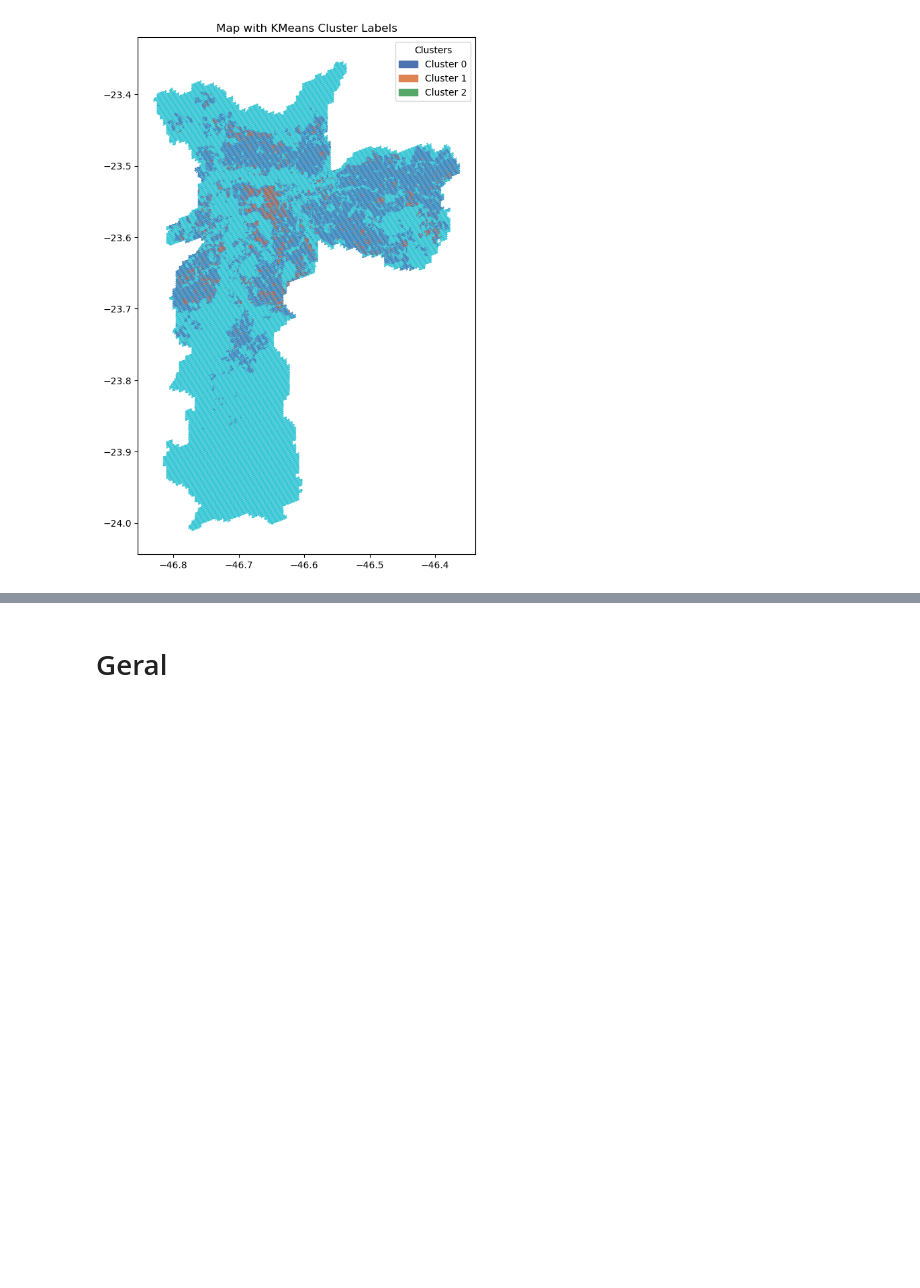
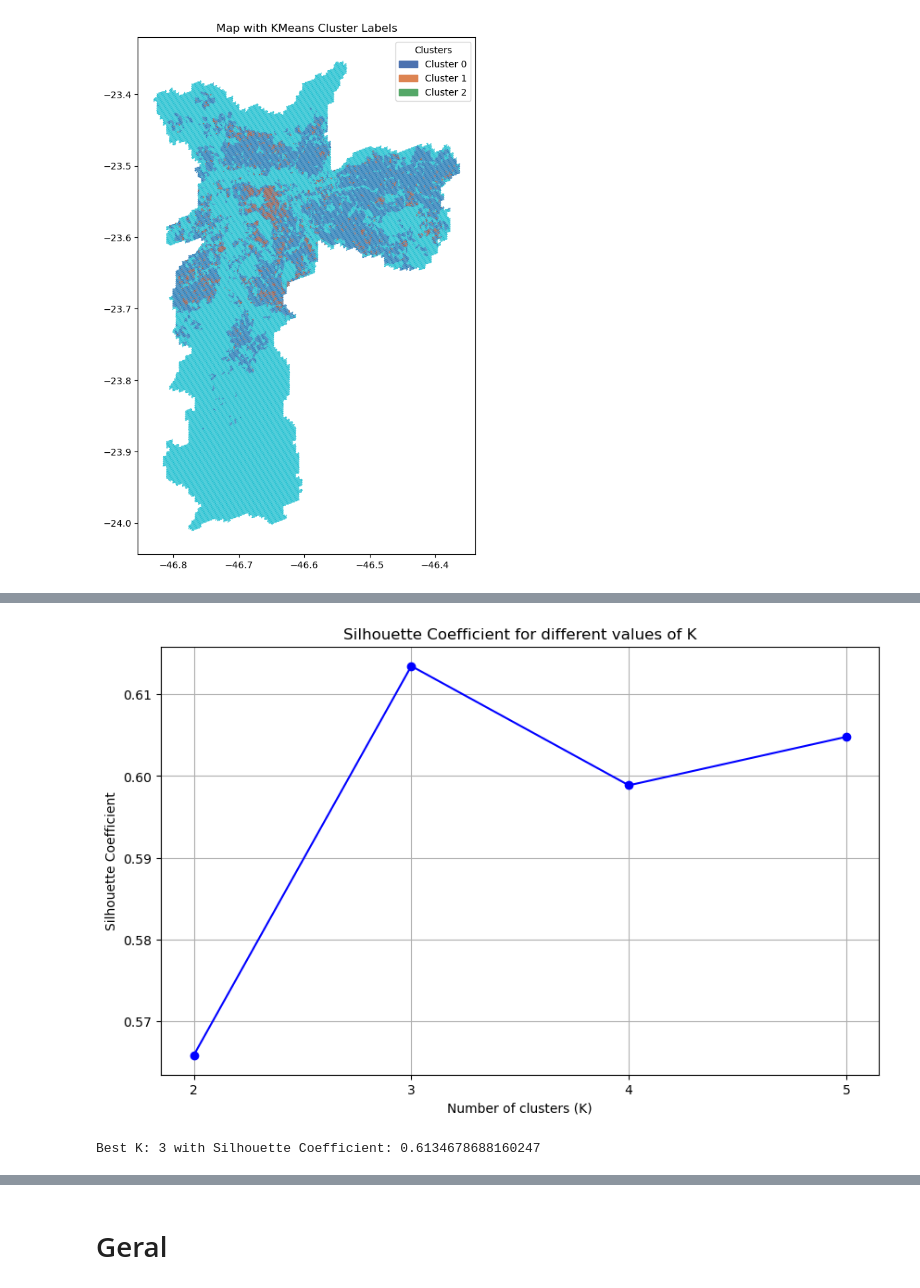
Before and after one commit to giovanniattina/assentamentos-precarios, a Jupyter notebook: Cluster Analise.ipynb, the cells around one changed output, grey strips where cells are left out. Cells and saved outputs as stored; diff of their text form; code cells hidden in the pictures; blank space fills up the shorter version.

```diff
--- a/Cluster Analise.ipynb
+++ b/Cluster Analise.ipynb
@@ -127,45 +128,6 @@ def plot_correlation(df, method="pearson"):
 plot_correlation(df, 'spearman')
 # %% [output]
 [figure]
-# %%
-# Função para aplicar K-means e plotar o coeficiente de silhueta
-def find_best_kmeans(data, k_range=(2, 10)):
-    # Padronizar os dados para melhorar o desempenho do K-means
-    scaler = StandardScaler()
-    scaled_data = scaler.fit_transform(data)
-
-    # Armazenar os resultados
-    silhouette_scores = []
-    k_values = list(range(k_range[0], k_range[1] + 1))
-
-    # Testar diferentes valores de K
-    for k in k_values:
-        kmeans = KMeans(n_clusters=k, random_state=RANDOM_STATE, init="random", n_init=1000)
-        cluster_labels = kmeans.fit_predict(scaled_data)
-        silhouette_avg = silhouette_score(scaled_data, cluster_labels)
-        silhouette_scores.append(silhouette_avg)
-
-    # Plotar o coeficiente de silhueta
-    plt.figure(figsize=(10, 6))
-    plt.plot(k_values, silhouette_scores, 'bo-', color='blue', marker='o', label='Silhouette Score')
-    plt.xlabel('Number of clusters (K)')
-    plt.ylabel('Silhouette Coefficient')
-    plt.title('Silhouette Coefficient for different values of K')
-    plt.xticks(k_values)
-    plt.grid(True)
-    plt.show()
-
-    # Escolher o melhor valor de K (máximo coeficiente de silhueta)
-    best_k = k_values[np.argmax(silhouette_scores)]
-    print(f"Best K: {best_k} with Silhouette Coefficient: {max(silhouette_scores)}")
-
-    # Treinar o KMeans com o melhor K
-    best_kmeans = KMeans(n_clusters=best_k, random_state=42)
-    best_kmeans.fit(scaled_data)
-
-    # Retornar os centróides e rótulos do cluster
-    centroids = scaler.inverse_transform(best_kmeans.cluster_centers_)  # Desescalonar para os valores originais
-    return best_k, centroids, best_kmeans.labels_
 # %% [markdown]
 # Analise dos dados indices para identificação de Assentamentos Precários
 - Índice de regularidade fundiária dos endereços residenciais
@@ -293,0 +334,3 @@ plt.show()
+# %%
+ambiente_construído_var = ['area_count', "area_mean", "area_std"]
+df[ambiente_construído_var].head()
@@ -293,0 +344,5 @@ plt.show()
+# %%
+best_k_ambiente_construído, best_centroids_ambiente_construído, best_labels_ambiente_construído = find_best_kmeans(df[ambiente_construído_var], k_range=(2, 5))
+# %% [output]
+[figure, added]
+Best K: 3 with Silhouette Coefficient: 0.6134678688160247
```
Also changed, not shown: parts of 22 cells of this notebook.
